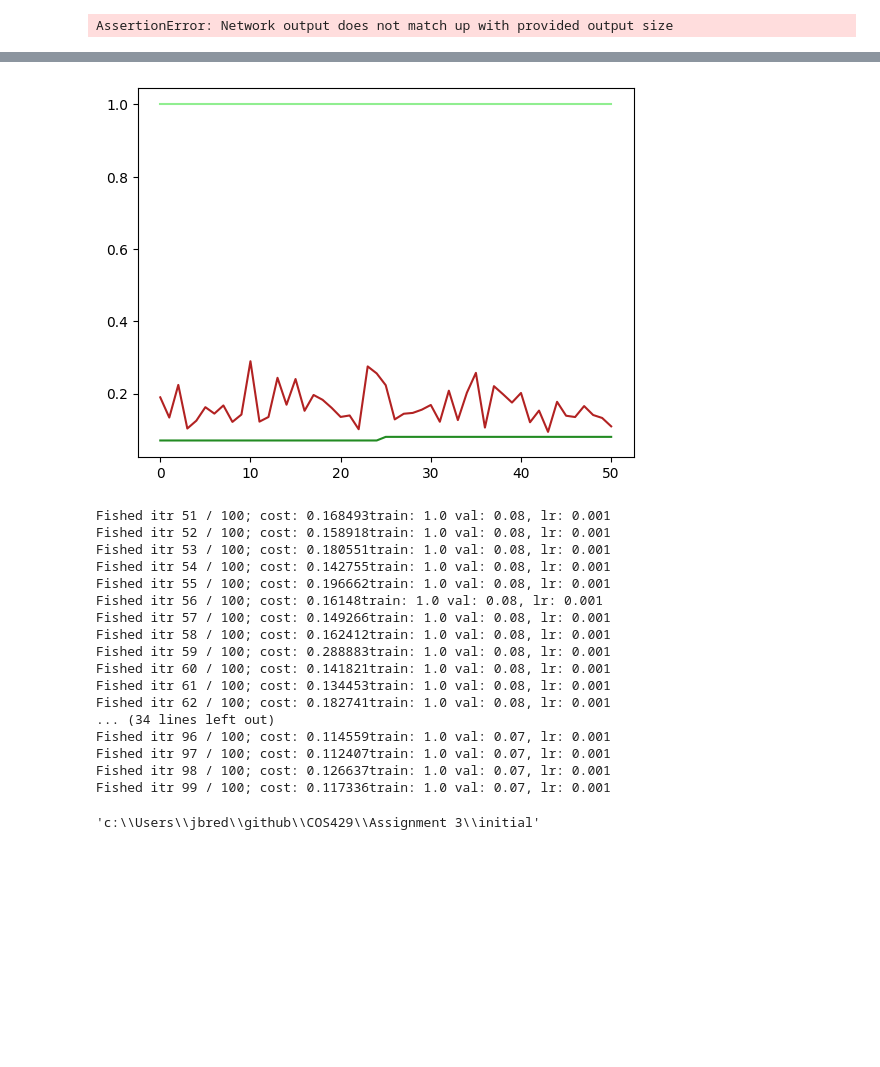
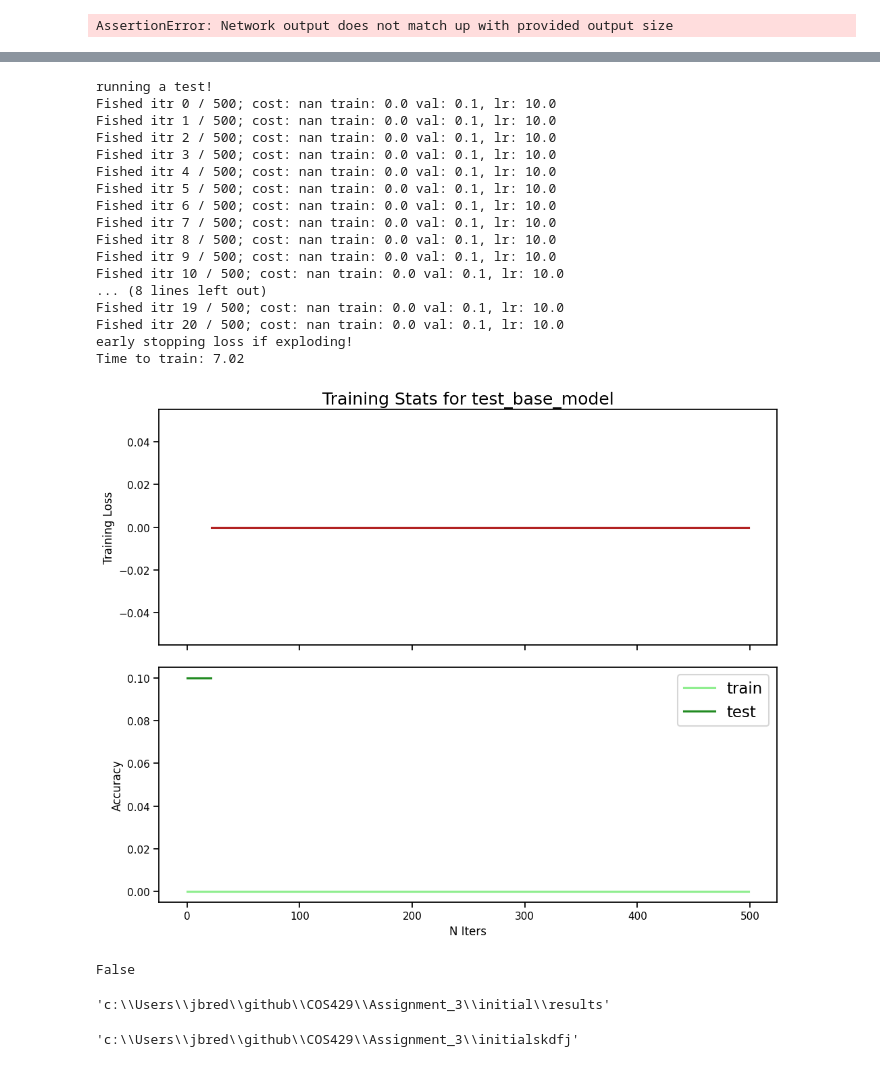
Before and after one commit to jess-breda/COS429, a Jupyter notebook: Assignment_3/initial/q3.2_scratchpad.ipynb, the cells around one changed output, grey strips where cells are left out. Cells and saved outputs as stored; diff of their text form; code cells hidden in the pictures; blank space fills up the shorter version.

Commit message:
model working

```diff
--- a/Assignment_3/initial/q3.2_scratchpad.ipynb
+++ b/Assignment_3/initial/q3.2_scratchpad.ipynb
@@ -459,52 +443,67 @@ Provided output size (should match above):
 10
 (Batch dimension not included)
 # %%
-learning_rate = 0.001
-weight_decay = 0
+learning_rate = 1e1
+weight_decay = 1e-5
 batch_size = 10
-save_file = 'test_base_model.npz'
-plot_on = True
+save_file = '\\test_base_model'
+live_plot_on = False
 itr_to_plot = 50
 verbose = True
+early_stopping_on = True
 calculate_test = True
-itr_to_test = 25
-numIters = 100
+itr_to_test = 100
+numIters = 500
 
 params = {
     "learning_rate" :learning_rate, # default 0.01
     "weight_decay":weight_decay , # default 0.0005
     "batch_size" : batch_size,    # default 128
-    "save_file" : save_file,      # default model.npz
-    "plot_on" : plot_on,
+    "save_file" : save_file,      # default model
+    # "save_plot" using default!
+    "live_plot_on" : live_plot_on,
     "itr_to_plot" : itr_to_plot,  # how many iterations between plots
     "verbose" : verbose,
+    "early_stopping_on" : early_stopping_on, #defualt True
     "calculate_test": calculate_test,       # bool for validation checks
     "itr_to_test": itr_to_test,   # how many iterations btwn validation check
     "X_test" : X_test_tiny,
     "y_test" : y_test_tiny,
     }
 # %%
-trained_model, loss, ta, accuracy = train(model,input, label, params, numIters)
+trained_model, loss, accuracy, test_accuracy, time = train_custom(model,X_train_tiny , y_train_tiny, params, numIters)
 # %% [output]
+running a test!
+Fished itr 0 / 500; cost: nan train: 0.0 val: 0.1, lr: 10.0
+Fished itr 1 / 500; cost: nan train: 0.0 val: 0.1, lr: 10.0
+Fished itr 2 / 500; cost: nan train: 0.0 val: 0.1, lr: 10.0
+Fished itr 3 / 500; cost: nan train: 0.0 val: 0.1, lr: 10.0
+Fished itr 4 / 500; cost: nan train: 0.0 val: 0.1, lr: 10.0
+Fished itr 5 / 500; cost: nan train: 0.0 val: 0.1, lr: 10.0
+Fished itr 6 / 500; cost: nan train: 0.0 val: 0.1, lr: 10.0
+Fished itr 7 / 500; cost: nan train: 0.0 val: 0.1, lr: 10.0
+Fished itr 8 / 500; cost: nan train: 0.0 val: 0.1, lr: 10.0
+Fished itr 9 / 500; cost: nan train: 0.0 val: 0.1, lr: 10.0
+Fished itr 10 / 500; cost: nan train: 0.0 val: 0.1, lr: 10.0
+... (8 lines left out)
+Fished itr 19 / 500; cost: nan train: 0.0 val: 0.1, lr: 10.0
+Fished itr 20 / 500; cost: nan train: 0.0 val: 0.1, lr: 10.0
+early stopping loss if exploding!
+Time to train: 7.02
-[figure, old version]
+[figure, new version]
-Fished itr 51 / 100; cost: 0.168493train: 1.0 val: 0.08, lr: 0.001
-Fished itr 52 / 100; cost: 0.158918train: 1.0 val: 0.08, lr: 0.001
-Fished itr 53 / 100; cost: 0.180551train: 1.0 val: 0.08, lr: 0.001
-Fished itr 54 / 100; cost: 0.142755train: 1.0 val: 0.08, lr: 0.001
-Fished itr 55 / 100; cost: 0.196662train: 1.0 val: 0.08, lr: 0.001
-Fished itr 56 / 100; cost: 0.16148train: 1.0 val: 0.08, lr: 0.001
-Fished itr 57 / 100; cost: 0.149266train: 1.0 val: 0.08, lr: 0.001
-Fished itr 58 / 100; cost: 0.162412train: 1.0 val: 0.08, lr: 0.001
-Fished itr 59 / 100; cost: 0.288883train: 1.0 val: 0.08, lr: 0.001
-Fished itr 60 / 100; cost: 0.141821train: 1.0 val: 0.08, lr: 0.001
-Fished itr 61 / 100; cost: 0.134453train: 1.0 val: 0.08, lr: 0.001
-Fished itr 62 / 100; cost: 0.182741train: 1.0 val: 0.08, lr: 0.001
-... (34 lines left out)
-Fished itr 96 / 100; cost: 0.114559train: 1.0 val: 0.07, lr: 0.001
-Fished itr 97 / 100; cost: 0.112407train: 1.0 val: 0.07, lr: 0.001
-Fished itr 98 / 100; cost: 0.126637train: 1.0 val: 0.07, lr: 0.001
-Fished itr 99 / 100; cost: 0.117336train: 1.0 val: 0.07, lr: 0.001
-# %%
-pwd()
-# %% [output]
-'c:\\Users\\jbred\\github\\COS429\\Assignment 3\\initial'
+# %%
+np.isnan(loss).any()
+# %% [output]
+False
+# %%
+import os
+plot_save_path
+plot_save_path = os.path.join(os.getcwd(), 'results' )
+plot_save_path
+# ps
+# %% [output]
+'c:\\Users\\jbred\\github\\COS429\\Assignment_3\\initial\\results'
+# %%
+os.getcwd() + 'skdfj'
+# %% [output]
+'c:\\Users\\jbred\\github\\COS429\\Assignment_3\\initialskdfj'
```
Also changed, not shown: parts of 7 cells of this notebook.
